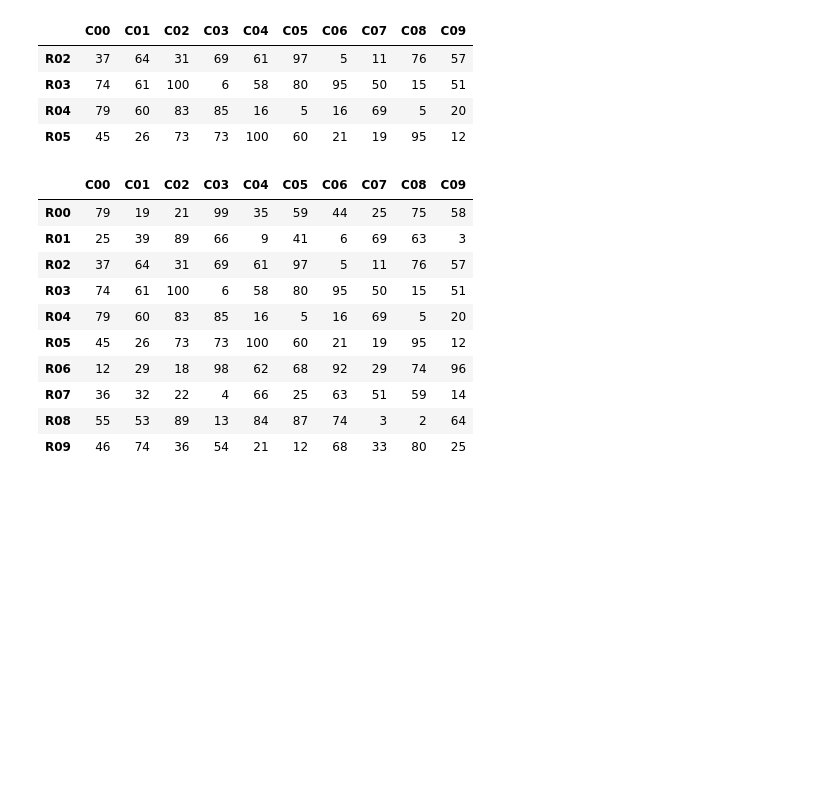
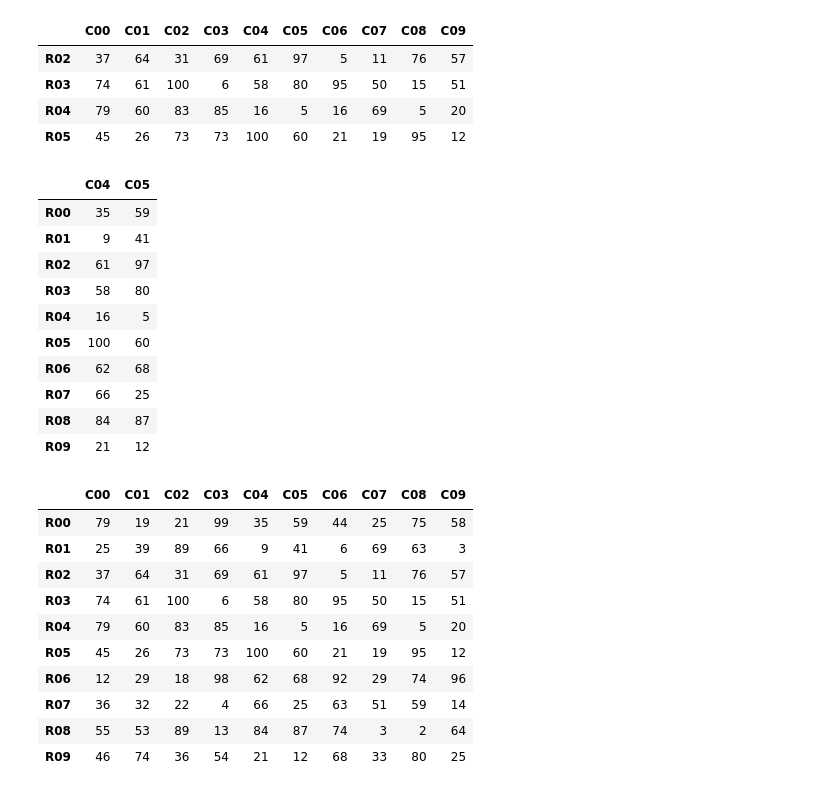
Before and after one commit to leriomaggio/python-data-science, a Jupyter notebook: pandas/2 Data selection & Indexing.ipynb, the cells around one changed output. Cells and saved outputs as stored; diff of their text form; code cells hidden in the pictures; blank space fills up the shorter version.

```diff
--- a/pandas/2 Data selection & Indexing.ipynb
+++ b/pandas/2 Data selection & Indexing.ipynb
@@ -320,5 +373,19 @@ df['R02':'R05']
 | R03 | 74 | 61 | 100 | 6 | 58 | 80 | 95 | 50 | 15 | 51 |
 | R04 | 79 | 60 | 83 | 85 | 16 | 5 | 16 | 69 | 5 | 20 |
 | R05 | 45 | 26 | 73 | 73 | 100 | 60 | 21 | 19 | 95 | 12 |
+# %%
+df[['C04', 'C05']]
+# %% [output]
+|  | C04 | C05 |
+| R00 | 35 | 59 |
+| R01 | 9 | 41 |
+| R02 | 61 | 97 |
+| R03 | 58 | 80 |
+| R04 | 16 | 5 |
+| R05 | 100 | 60 |
+| R06 | 62 | 68 |
+| R07 | 66 | 25 |
+| R08 | 84 | 87 |
+| R09 | 21 | 12 |
 # %%
 # visualisation of below - for presentation
```
Also changed, not shown: parts of 21 cells of this notebook, 1 other file.
